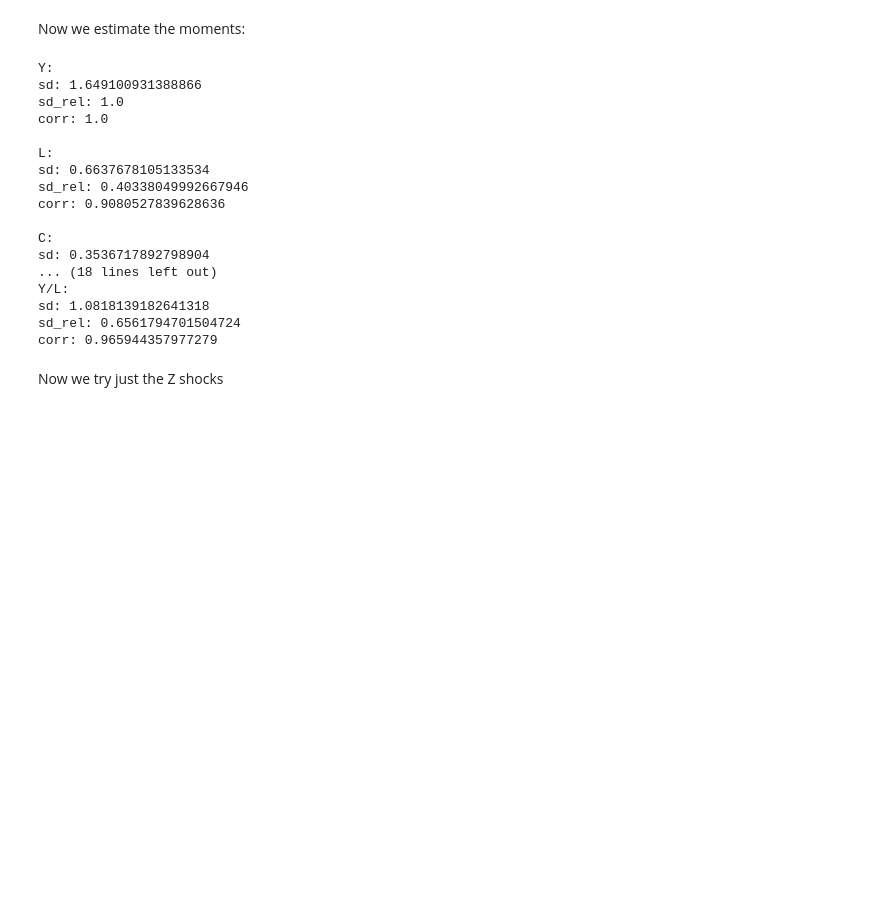
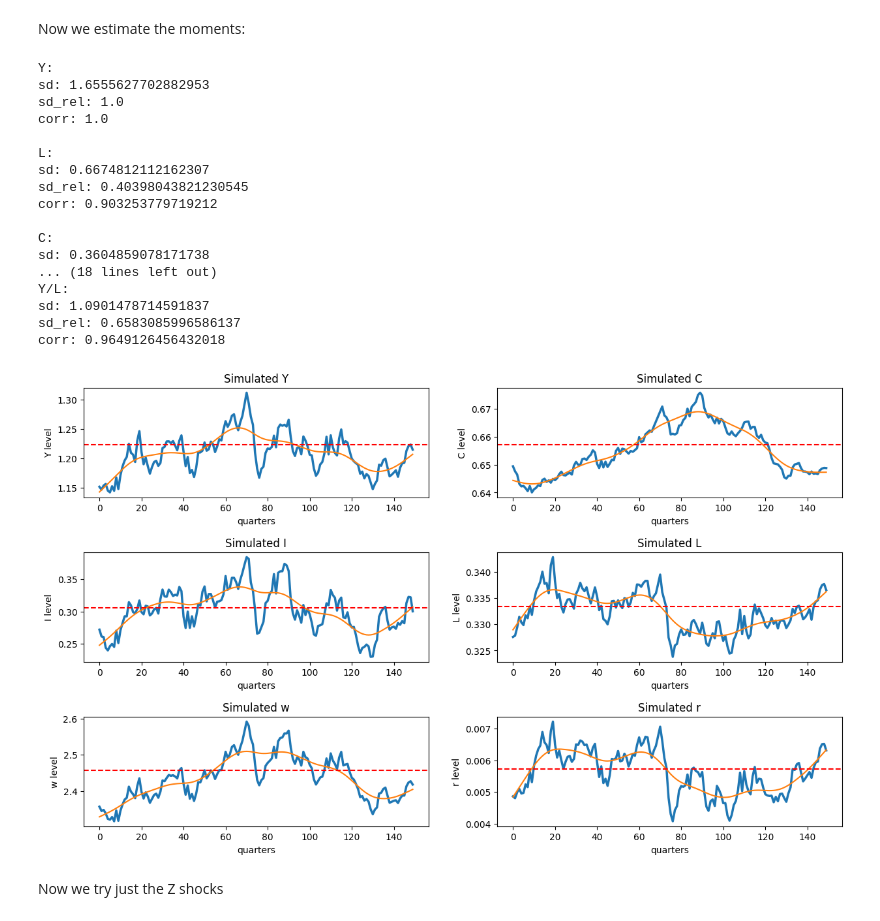
Before and after one commit to sthau/econ-212, a Jupyter notebook: macro_2/macro_2.ipynb, the cells around one changed output. Drawn from its saved outputs; the diff is of its cells as text; code cells hidden in the pictures; blank space fills up the shorter version.

Commit message:
Added graphs to simulations

```diff
--- a/macro_2/macro_2.ipynb
+++ b/macro_2/macro_2.ipynb
@@ -288,40 +288,45 @@ def compute_moments(sims):
 # %%
 TRIALS = 50
 
 moment_sets = []
+
+epsilon_z_shocks = np.random.normal(0, sigma, size=PERIODS)
+epsilon_g_shocks = np.random.normal(0, sigma_g, size=PERIODS)
+compute_sequences(epsilon_z_shocks, epsilon_g_shocks, graph=True)
 
 for i in range(TRIALS):
     epsilon_z_shocks = np.random.normal(0, sigma, size=PERIODS)
     epsilon_g_shocks = np.random.normal(0, sigma_g, size=PERIODS)
 
     sims = compute_sequences(epsilon_z_shocks, epsilon_g_shocks)
     moments = compute_moments(sims)
 
     moment_sets.append(moments)
 for var in ["Y", "L", "C", "I", "w", "r", "Y/L"]:
     print(f"{var}:")
     print(f"sd: {np.mean([moment_set[var]['sd'] for moment_set in moment_sets])}")
     print(f"sd_rel: {np.mean([moment_set[var]['sd_rel'] for moment_set in moment_sets])}")
     print(f"corr: {np.mean([moment_set[var]['corr'] for moment_set in moment_sets])}")
     print("")
 # %% [output]
 Y:
-sd: 1.649100931388866
+sd: 1.6555627702882953
 sd_rel: 1.0
 corr: 1.0
 
 L:
-sd: 0.6637678105133534
-sd_rel: 0.40338049992667946
-corr: 0.9080527839628636
+sd: 0.6674812112162307
+sd_rel: 0.40398043821230545
+corr: 0.903253779719212
 
 C:
-sd: 0.3536717892798904
+sd: 0.3604859078171738
 ... (18 lines left out)
 Y/L:
-sd: 1.0818139182641318
-sd_rel: 0.6561794701504724
-corr: 0.965944357977279
+sd: 1.0901478714591837
+sd_rel: 0.6583085996586137
+corr: 0.9649126456432018
+[figure, added]
 # %% [markdown]
 Now we try just the Z shocks
 # %%
```
Also changed, not shown: parts of 3 cells of this notebook.
